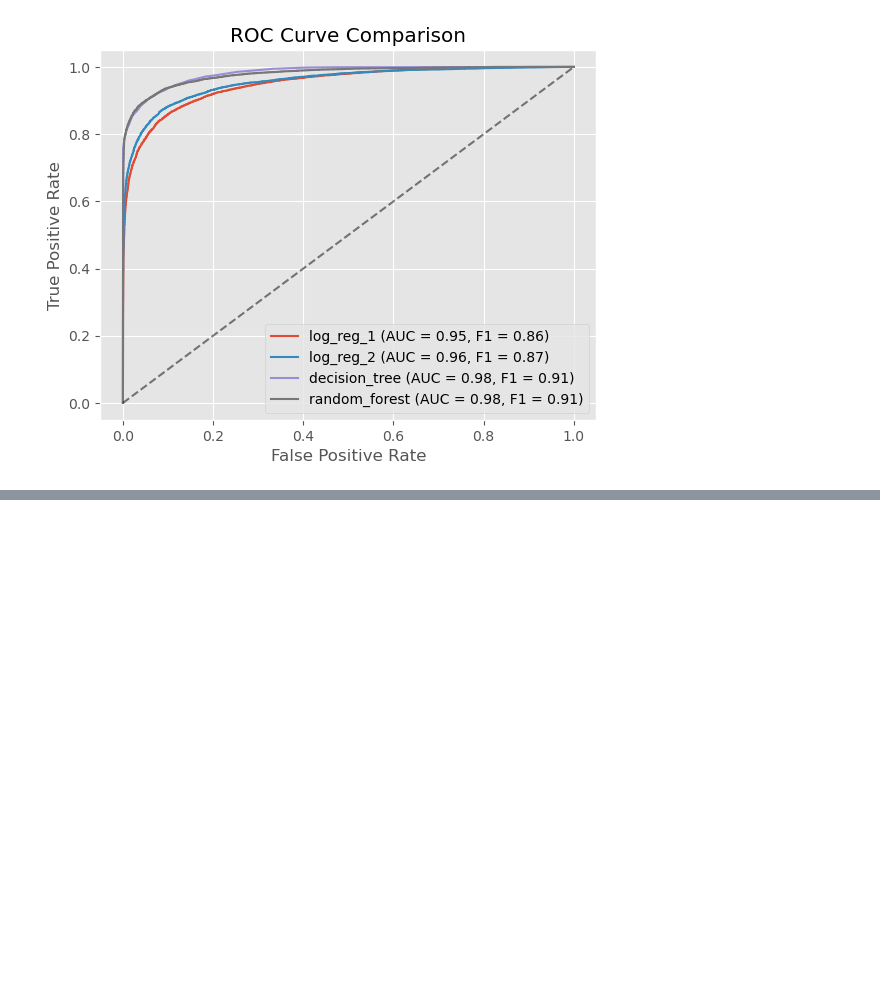
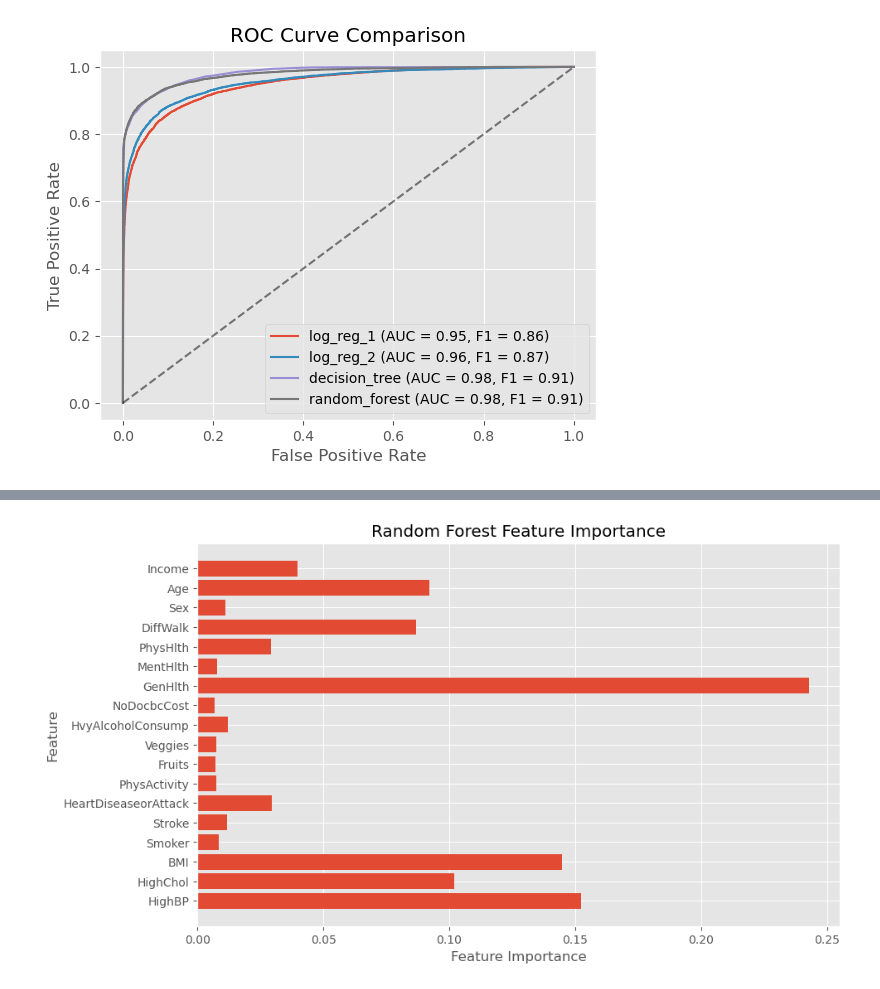
Before and after one commit to an6122003/COSC2753-Machine-Learning-ASM1-2024A, a Jupyter notebook: notebooks/4. Model Development.ipynb, the cells around one changed output, grey strips where cells are left out. Saved outputs shown, nothing was run; the diff lists cells and outputs as text; code cells hidden in the pictures; blank space fills up the shorter version.

```diff
--- a/notebooks/4. Model Development.ipynb
+++ b/notebooks/4. Model Development.ipynb
@@ -754,0 +783,15 @@ Both model have the same `max_depth = 10`, but generally, a decision tree is mor
+# %%
+# Train the random forest model
+random_forest_model = RandomForestClassifier(**clfs_hyperpara['random_forest'])
+random_forest_model.fit(x_train.drop(columns=["ExtraAlcoholTest", "ExtraMedTest"]), y_train)
+
+# Plot feature importance
+plt.figure(figsize=(10, 6))
+plt.barh(range(len(random_forest_model.feature_importances_)), random_forest_model.feature_importances_, align='center')
+plt.yticks(range(len(x_train.drop(columns=["ExtraAlcoholTest", "ExtraMedTest"]).columns)), x_train.drop(columns=["ExtraAlcoholTest", "ExtraMedTest"]).columns)
+plt.xlabel('Feature Importance')
+plt.ylabel('Feature')
+plt.title('Random Forest Feature Importance')
+plt.show()
+# %% [output]
+[figure, added]
```
Also changed, not shown: parts of 8 cells of this notebook, 4 other files.
